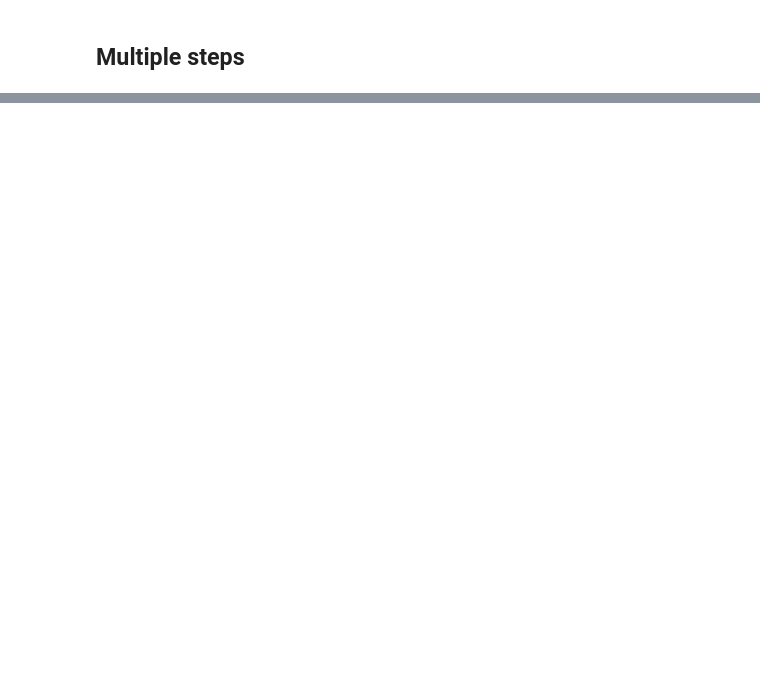
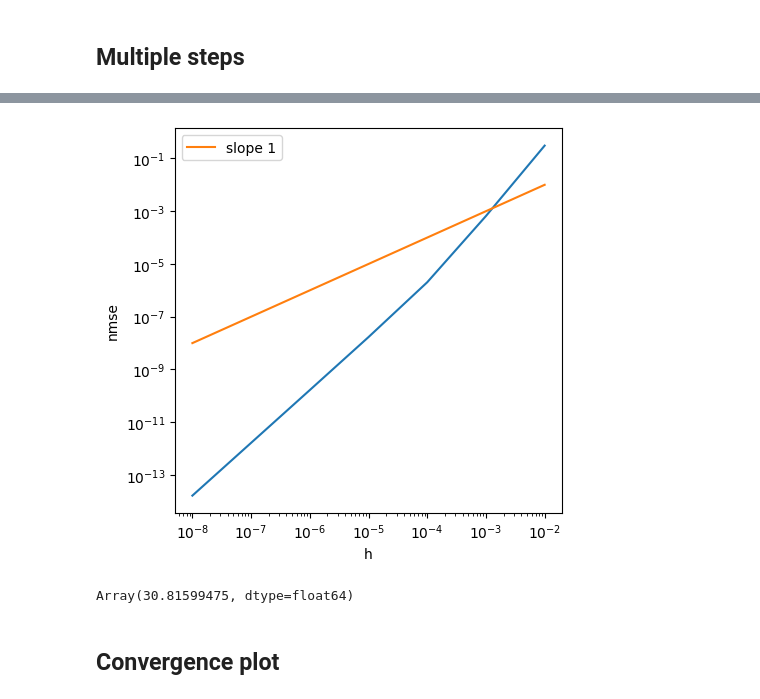
Before and after one commit to jfelipeosorio/kinetick, a Jupyter notebook: pdes/fokkerplanck_2d.ipynb, the cells around one changed output, grey strips where cells are left out. Cells and saved outputs as stored; diff of their text form; code cells hidden in the pictures; blank space fills up the shorter version.

```diff
--- a/pdes/fokkerplanck_2d.ipynb
+++ b/pdes/fokkerplanck_2d.ipynb
@@ -325,0 +302,28 @@ plt.show()
+# %%
+def get_error(h):
+    def phi_omega(k,index):
+        return get_subs(eval_k(k,index),
+                   get_mult(get_const(h),
+                            divergence_k(get_mult(get_M(index),get_grad(get_div(k,get_M(index)),index)),index)))
+    b11 = make_block(k,phi_omega,phi_omega)(pairs_int,pairs_int)
+    b21 = make_block(k,phi_omega,phi_pomega)(pairs_bdry,pairs_int)
+    b12 = b21.T
+    b22 = make_block(k,phi_pomega,phi_pomega)(pairs_bdry,pairs_bdry)
+
+    k_pp = jnp.block([[b11,b12],
+                    [b21,b22]])
+
+    # beta
+    z_star = jnp.concatenate([fp_2d_sol(0.1,pairs_int),jnp.zeros(pairs_bdry.shape[0])])
+
+    beta = jnp.linalg.solve(k_pp,z_star)
+
+    def rho_star(x):
+        b1 = vmap(vmap(phi_omega(k,1),in_axes=(None,0)),in_axes=(0,None))(x,pairs_int)
+        b2 = vmap(vmap(phi_pomega(k,1),in_axes=(None,0)),in_axes=(0,None))(x,pairs_bdry)
+        return jnp.block([[b1,b2]]) @ beta
+
+    pred = rho_star(pairs_int)
+    true = fp_2d_sol(0.1+h,pairs_int)
+
+    return mean_squared_error(pred,true)/mean_squared_error(0*pred,true)
@@ -325,0 +332,6 @@ plt.show()
+# %%
+h_s = jnp.flip(jnp.power(10,jnp.arange(-8,-1,1,dtype='float64')))
+# %%
+errors = []
+for h in tqdm(h_s):
+    errors.append(get_error(h))
@@ -325,0 +348,9 @@ plt.show()
+# %%
+plt.loglog(h_s,errors)
+plt.loglog(h_s,h_s, label='slope 1')
+plt.xlabel('h')
+plt.ylabel('nmse')
+plt.legend()
+plt.show()
+# %% [output]
+[figure, added]
@@ -325,0 +359,6 @@ plt.show()
+# %%
+slope
+# %% [output]
+Array(30.81599475, dtype=float64)
+# %% [markdown]
+## Convergence plot
```
Also changed, not shown: parts of 23 cells of this notebook, 1 other file.
